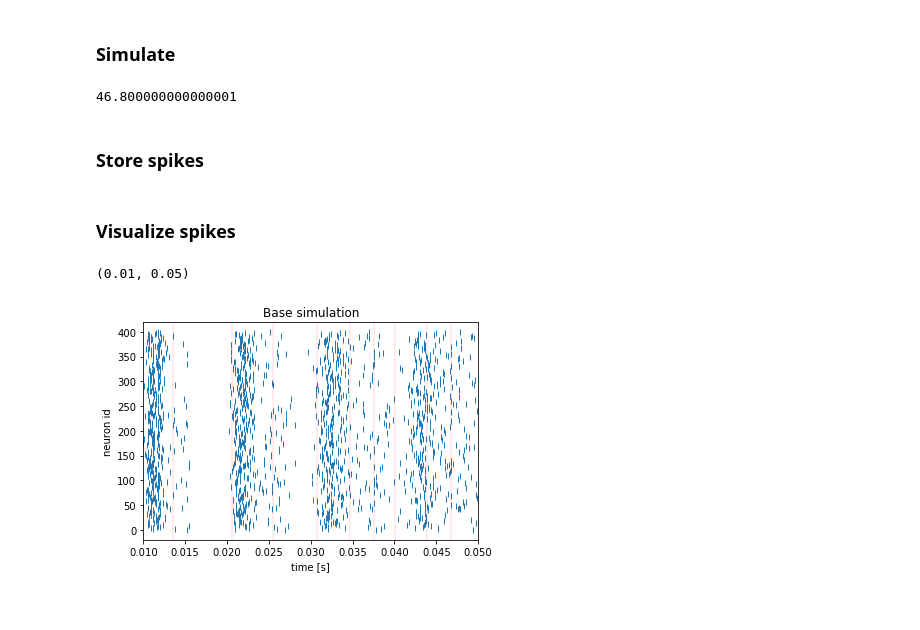
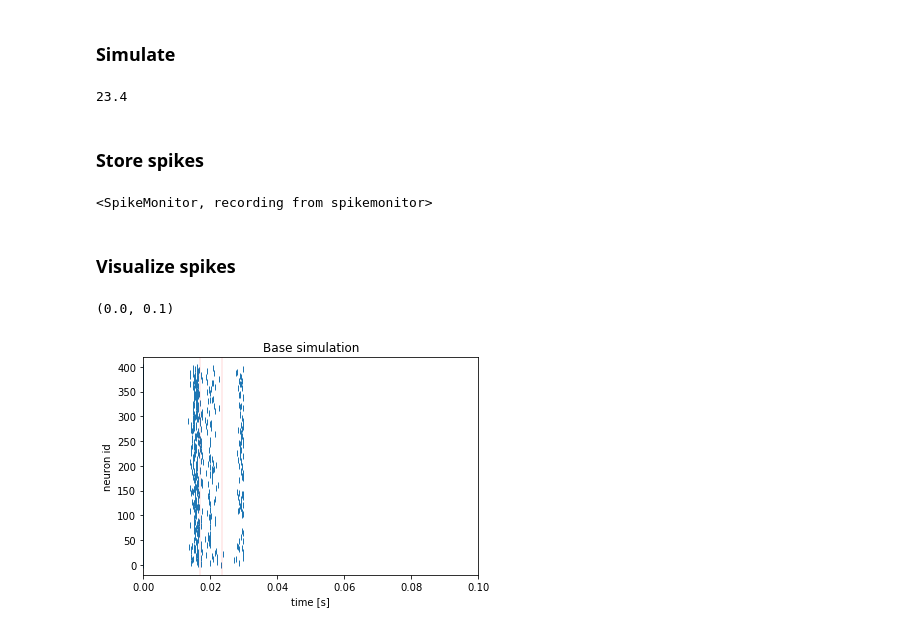
Before and after one commit to lepmik/causal-optogenetics-paper-data, a Jupyter notebook: prove_of_principle_simulation_with_branched_stimulation.ipynb, the cells around one changed output. Drawn from its saved outputs; the diff is of its cells as text; code cells hidden in the pictures.

```diff
--- a/prove_of_principle_simulation_with_branched_stimulation.ipynb
+++ b/prove_of_principle_simulation_with_branched_stimulation.ipynb
@@ -160,6 +162,8 @@ t_dist_i = np.random.uniform(p['t_dist_min']/ms, p['t_dist_max']/ms)
 
 run(p['runtime'] - defaultclock.t)
 
+stim_amp = p['stim_amp_ex'] * np.linspace(0., 1., p['stim_N_ex'])
+
 while defaultclock.t < p['runtime']:
     if defaultclock.t/ms - t2 > t_dist_i:
         # stimulation only after init_simtime
@@ -168,7 +172,7 @@ while defaultclock.t < p['runtime']:
         t2 = defaultclock.t/ms - 0.1
         t2 = defaultclock.t/ms
         # store network state before stimulation
-        store()
+        store(name='networkstate')
         # We'll need an explicit seed here, otherwise we'll continue with different
         # random numbers after the restore
         use_seed = randint(iinfo(np.int32).max)
@@ -177,7 +181,7 @@ while defaultclock.t < p['runtime']:
         spk_mon1.active = False
         spk_mon2.active = True
         # stimulate
-        nodes_ex_stim.I = p['stim_amp_ex']
+        nodes_ex_stim.I = stim_amp
         run(p['stim_duration'])
         # turn stimuli off, but keep on simulation
         t_left = p['simtime_stim'] - p['stim_duration']
@@ -188,7 +192,7 @@ while defaultclock.t < p['runtime']:
         spk_mon2_i[t2] = np.array(spk_mon2.i).astype(int)
         # restore previous network state and continue with simulation
         stop_for_spikes.active = True
-        restore()
+        restore(name='networkstate')
         seed(use_seed)
         spk_mon1.active = True
         spk_mon2.active = False
@@ -199,9 +203,13 @@ while defaultclock.t < p['runtime']:
 
     run(p['runtime'] - defaultclock.t)
 # %% [output]
-46.800000000000001
+23.4
 # %% [markdown]
 ### Store spikes
+# %%
+spk_mon1
+# %% [output]
+<SpikeMonitor, recording from spikemonitor>
 # %%
 t1, i1 = np.array(spk_mon1.t), np.array(spk_mon1.i)
 with open(str(data_path) + '/' + 'spks1.csv', 'w') as f:
@@ -218,15 +226,15 @@ np.savez(data_path + 'stimulation_data.npz', data=data)
 # %%
 fig, ax = plt.subplots(1)
 ax.plot(spk_mon1.t/second, spk_mon1.i, '|')
 ax.set_title('Base simulation')
 ax.set_xlabel('time [s]')
 ax.set_ylabel('neuron id')
 
 # visualize also branching points
 br_points = np.array(list(spk_mon2_i.keys()))/1000
 a=[ax.axvline(x, c='r', alpha=0.1) for x in br_points]
 
-ax.set_xlim(0.01, 0.05)
+ax.set_xlim(0.0, 0.1)
 # %% [output]
-(0.01, 0.05)
+(0.0, 0.1)
-[figure, old version]
+[figure, new version]
```
Also changed, not shown: parts of 13 cells of this notebook, 8 other files.
